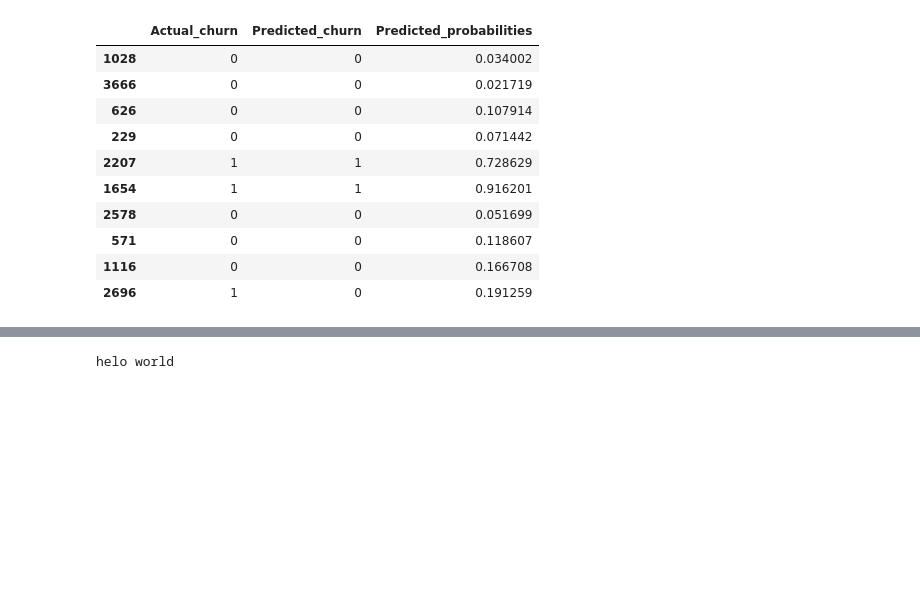
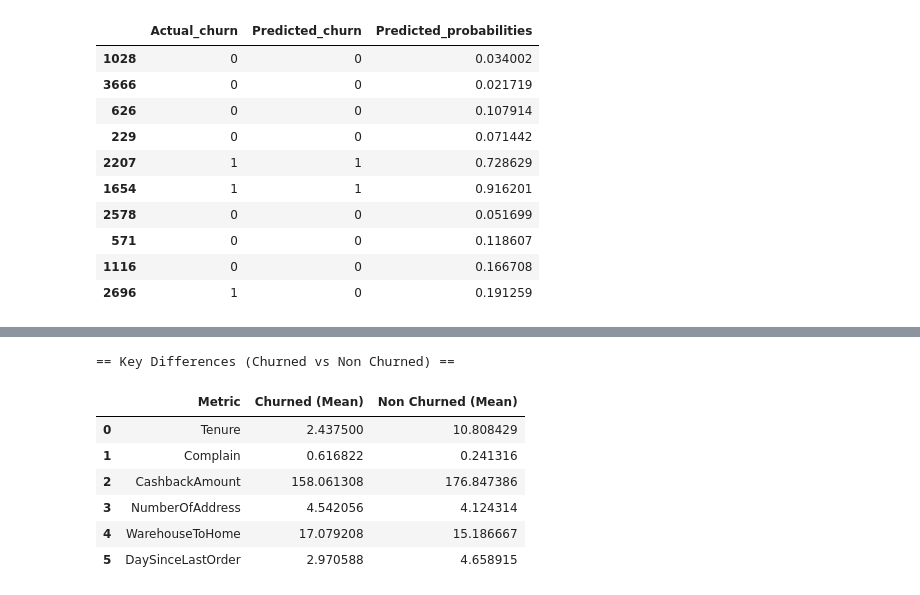
Before and after one commit to nayana-sisil/predictive-customer-churn-ecommerce-retention, a Jupyter notebook: cutomer_churn.ipynb, the cells around one changed output, grey strips where cells are left out. Drawn from its saved outputs; the diff is of its cells as text; code cells hidden in the pictures; blank space fills up the shorter version.

```diff
--- a/cutomer_churn.ipynb
+++ b/cutomer_churn.ipynb
@@ -2028,4 +2010,34 @@ Characteristics of ACTUAL Churners (True Positives):
 # %%
-print('helo world')
+print("== Key Differences (Churned vs Non Churned) ==\n")
+
+
+metrics_to_compare_list = ['Tenure', 'Complain', 'CashbackAmount',
+                      'NumberOfAddress', 'WarehouseToHome','DaySinceLastOrder']
+
+churned_mean_list = []
+non_churned_mean_list = []
+
+for metric in metrics_to_compare_list:
+    churned_mean = test_analysis[test_analysis['Actual_churn'] == 1][metric].mean()
+    non_churned_mean = test_analysis[test_analysis['Actual_churn'] == 0][metric].mean()
+
+    churned_mean_list.append(churned_mean)
+    non_churned_mean_list.append(non_churned_mean)
+
+
+metric_df = pd.DataFrame({
+    'Metric': metrics_to_compare_list,
+    'Churned (Mean)': churned_mean_list,
+    'Non Churned (Mean)': non_churned_mean_list
+})
+
+metric_df
 # %% [output]
-helo world
+== Key Differences (Churned vs Non Churned) ==
+|  | Metric | Churned (Mean) | Non Churned (Mean) |
+| 0 | Tenure | 2.437500 | 10.808429 |
+| 1 | Complain | 0.616822 | 0.241316 |
+| 2 | CashbackAmount | 158.061308 | 176.847386 |
+| 3 | NumberOfAddress | 4.542056 | 4.124314 |
+| 4 | WarehouseToHome | 17.079208 | 15.186667 |
+| 5 | DaySinceLastOrder | 2.970588 | 4.658915 |
```
Also changed, not shown: parts of 4 cells of this notebook.
